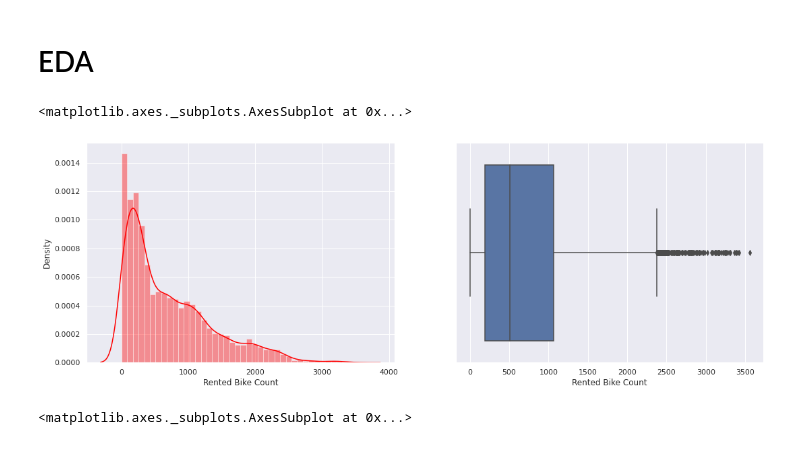
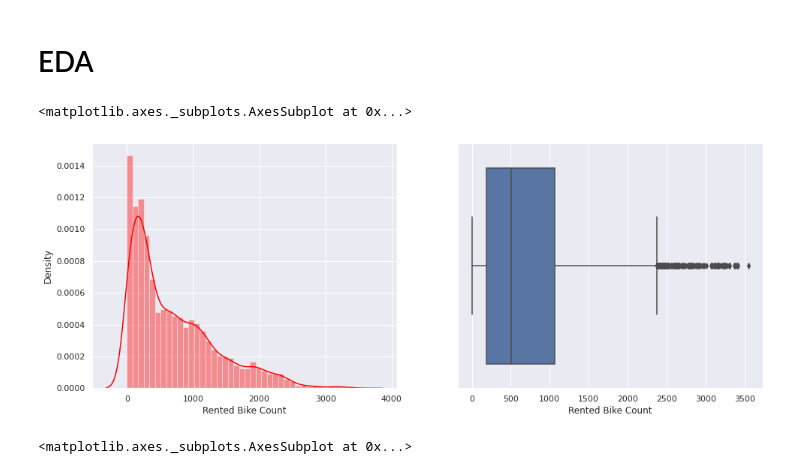
Before and after one commit to handetushar/Bike-Sharing-Demand-Prediction, a Jupyter notebook: Bike_Sharing_Demand_Prediction_Capstone_Project.ipynb, the cells around one changed output. Saved outputs shown, nothing was run; the diff lists cells and outputs as text; code cells hidden in the pictures.

```diff
--- a/Bike_Sharing_Demand_Prediction_Capstone_Project.ipynb
+++ b/Bike_Sharing_Demand_Prediction_Capstone_Project.ipynb
@@ -113,14 +116,16 @@ df.describe()
 # %% [markdown]
 # EDA
 # %%
-#Lets look at dependent feature
-sns.set(rc={"figure.figsize": (18, 6)})
+#Lets look at dependent features
+#Densityplot
+sns.set(rc={"figure.figsize": (16, 6)})
 subplot(1,2,1)
 sns.distplot(df['Rented Bike Count'], color='red')
 
+#Boxplot
 subplot(1,2,2)
 sns.boxplot(df['Rented Bike Count'])
 # %% [output]
 <matplotlib.axes._subplots.AxesSubplot at 0x...>
-[figure, old version]
+[figure, new version]
 # %%
```
Also changed, not shown: parts of 61 cells of this notebook.
